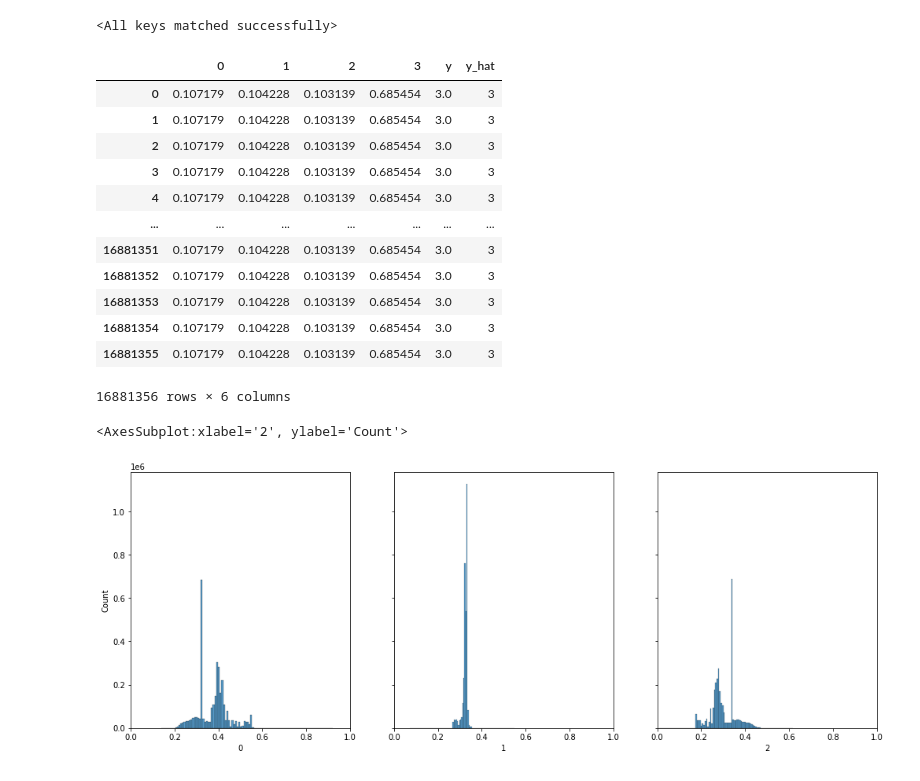
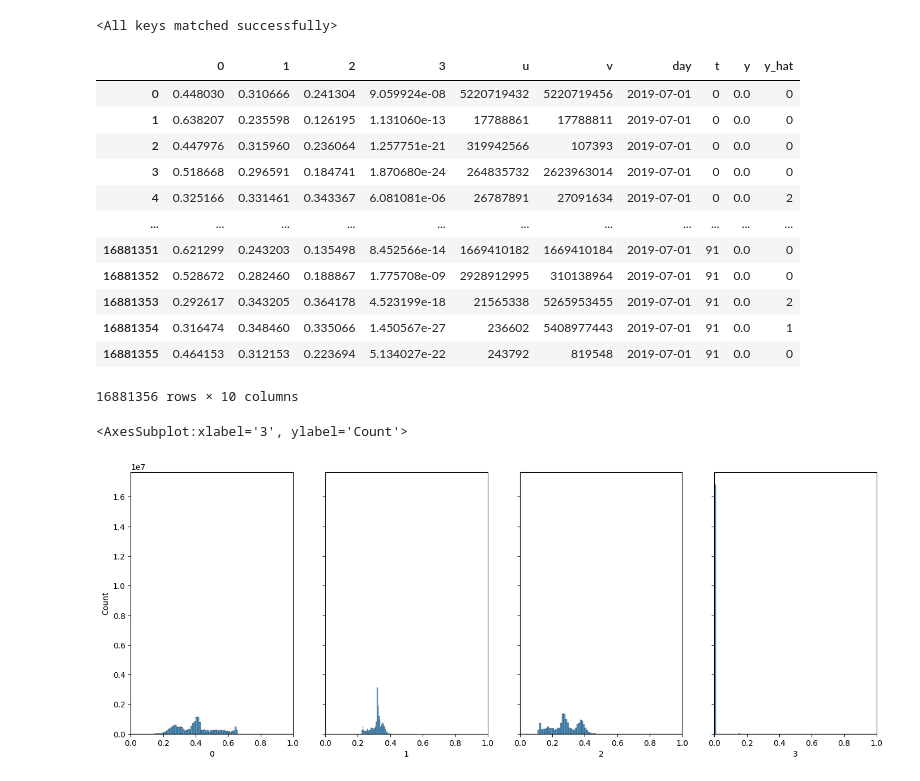
Before and after one commit to MarkusSpanring/NeurIPS2022-traffic4cast, a Jupyter notebook: baselines/GNN/explore_GNN_prediction.ipynb, the cells around one changed output. Cells and saved outputs as stored; diff of their text form; code cells hidden in the pictures.

```diff
--- a/baselines/GNN/explore_GNN_prediction.ipynb
+++ b/baselines/GNN/explore_GNN_prediction.ipynb
@@ -54,8 +54,8 @@ Autosaving every 60 seconds
 t4c_apply_basic_logging_config(loglevel="DEBUG")
 # load BASEDIR from file, change to your data root
 BASEDIR = load_basedir(fn="t4c22_config.json", pkg=t4c22)
-city = "london"
-# city = "melbourne"
+# city = "london"
+city = "melbourne"
 # city = "madrid"
 dataset = T4c22GeometricDataset(root=BASEDIR, city=city, split="train", cachedir=Path("tmp/processed"), add_nearest_ctr_edge=True)
 # train_dataset = T4c22GeometricDataset(root=BASEDIR, city=city, split="train", cachedir=Path("/tmp/processed5"), limit=1000)
@@ -132,6 +104,40 @@ dataset = T4c22GeometricDataset(root=BASEDIR, city=city, split="train", cachedir
 len(dataset)
 # %% [output]
 92
+# %%
+@torch.no_grad()
+def create_prediction(model, predictor):
+    model.to(device)
+    predictor.to(device)
+    city_class_weights.to(device)
+    loss_f = torch.nn.CrossEntropyLoss(weight=city_class_weights, ignore_index=-1, reduction="none")
+    loss_f.to(device)
+    dfs = []
+
+    for idx, data in tqdm.notebook.tqdm(enumerate(dataset), total=len(dataset)):
+
+        data.x = data.x.nan_to_num(-1)
+        data = data.to(device)
+        h = model(data)
+
+        x_i = torch.index_select(h, 0, data.edge_index[0])
+        x_j = torch.index_select(h, 0, data.edge_index[1])
+
+        # logits
+        y_hat = predictor(x_i, x_j)
+        df = pd.DataFrame(torch.nn.functional.softmax(y_hat, dim=1).cpu().numpy(), columns=["0", "1", "2", "3"])
+        df_data = dataset.torch_road_graph_mapping._torch_to_df_cc(data=y_hat, day=day, t=idx)
+        df["u"] = df_data["u"].copy(deep=True)
+        df["v"] = df_data["v"].copy(deep=True)
+        df["day"] = df_data["day"].copy(deep=True)
+        df["t"] = df_data["t"].copy(deep=True)
+        # print(data.y.cpu().numpy())
+        df["y"] = data.y.nan_to_num(-1).cpu().numpy()
+        df["y"] += 1
+        df["y_hat"] = df[["0", "1", "2", "3"]].idxmax(axis=1).astype("int64")
+        dfs.append(df)
+
+    return dfs
 # %%
 from GNN_model import CongestioNN
 from GNN_model import LinkPredictor
@@ -161,34 +167,34 @@ import matplotlib.pyplot as plt
 df = create_prediction(model, predictor)
 df = pd.concat(df).reset_index(drop=True)
 # %%
-plot_df = df[df["y"] != -1].reset_index(drop=True)
+plot_df = df[df["y"] != 4].reset_index(drop=True)
 plot_df
 # %% [output]
-|  | 0 | 1 | 2 | 3 | y | y_hat |
-| 0 | 0.107179 | 0.104228 | 0.103139 | 0.685454 | 3.0 | 3 |
-| 1 | 0.107179 | 0.104228 | 0.103139 | 0.685454 | 3.0 | 3 |
-| 2 | 0.107179 | 0.104228 | 0.103139 | 0.685454 | 3.0 | 3 |
-| 3 | 0.107179 | 0.104228 | 0.103139 | 0.685454 | 3.0 | 3 |
-| 4 | 0.107179 | 0.104228 | 0.103139 | 0.685454 | 3.0 | 3 |
-| ... | ... | ... | ... | ... | ... | ... |
-| 16881351 | 0.107179 | 0.104228 | 0.103139 | 0.685454 | 3.0 | 3 |
-| 16881352 | 0.107179 | 0.104228 | 0.103139 | 0.685454 | 3.0 | 3 |
-| 16881353 | 0.107179 | 0.104228 | 0.103139 | 0.685454 | 3.0 | 3 |
-| 16881354 | 0.107179 | 0.104228 | 0.103139 | 0.685454 | 3.0 | 3 |
-| 16881355 | 0.107179 | 0.104228 | 0.103139 | 0.685454 | 3.0 | 3 |
+|  | 0 | 1 | 2 | 3 | u | v | day | t | y | y_hat |
+| 0 | 0.448030 | 0.310666 | 0.241304 | 9.059924e-08 | 5220719432 | 5220719456 | 2019-07-01 | 0 | 0.0 | 0 |
+| 1 | 0.638207 | 0.235598 | 0.126195 | 1.131060e-13 | 17788861 | 17788811 | 2019-07-01 | 0 | 0.0 | 0 |
+| 2 | 0.447976 | 0.315960 | 0.236064 | 1.257751e-21 | 319942566 | 107393 | 2019-07-01 | 0 | 0.0 | 0 |
+| 3 | 0.518668 | 0.296591 | 0.184741 | 1.870680e-24 | 264835732 | 2623963014 | 2019-07-01 | 0 | 0.0 | 0 |
+| 4 | 0.325166 | 0.331461 | 0.343367 | 6.081081e-06 | 26787891 | 27091634 | 2019-07-01 | 0 | 0.0 | 2 |
+| ... | ... | ... | ... | ... | ... | ... | ... | ... | ... | ... |
+| 16881351 | 0.621299 | 0.243203 | 0.135498 | 8.452566e-14 | 1669410182 | 1669410184 | 2019-07-01 | 91 | 0.0 | 0 |
+| 16881352 | 0.528672 | 0.282460 | 0.188867 | 1.775708e-09 | 2928912995 | 310138964 | 2019-07-01 | 91 | 0.0 | 0 |
+| 16881353 | 0.292617 | 0.343205 | 0.364178 | 4.523199e-18 | 21565338 | 5265953455 | 2019-07-01 | 91 | 0.0 | 2 |
+| 16881354 | 0.316474 | 0.348460 | 0.335066 | 1.450567e-27 | 236602 | 5408977443 | 2019-07-01 | 91 | 0.0 | 1 |
+| 16881355 | 0.464153 | 0.312153 | 0.223694 | 5.134027e-22 | 243792 | 819548 | 2019-07-01 | 91 | 0.0 | 0 |
-16881356 rows × 6 columns
+16881356 rows × 10 columns
 # %%
 fig, axs = plt.subplots(ncols=4, figsize=(17, 6), sharey=True)
 bins = 100
 for ax in axs:
     ax.set_xlim([0.0, 1.0])
 sns.histplot(data=plot_df, x="0", bins=bins, ax=axs[0])
 sns.histplot(data=plot_df, x="1", bins=bins, ax=axs[1])
 sns.histplot(data=plot_df, x="2", bins=bins, ax=axs[2])
-sns.histplot(data=df, x="3", bins=bins, ax=axs[3])
+sns.histplot(data=plot_df, x="3", bins=bins, ax=axs[3])
 # %% [output]
-<AxesSubplot:xlabel='2', ylabel='Count'>
+<AxesSubplot:xlabel='3', ylabel='Count'>
-[figure, old version]
+[figure, new version]
 # %%
 from sklearn.metrics import confusion_matrix
 
```
Also changed, not shown: parts of 13 cells of this notebook, 3 other files.
